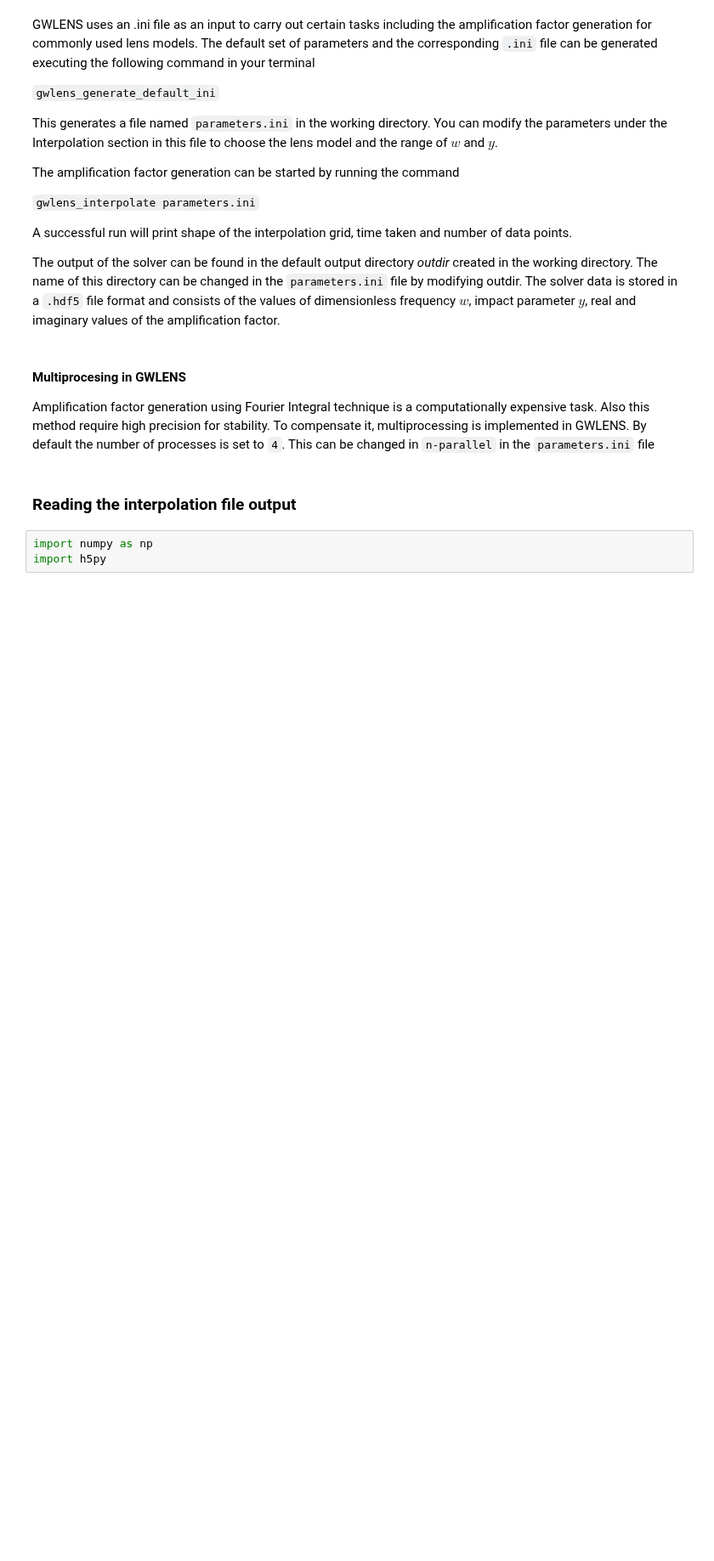
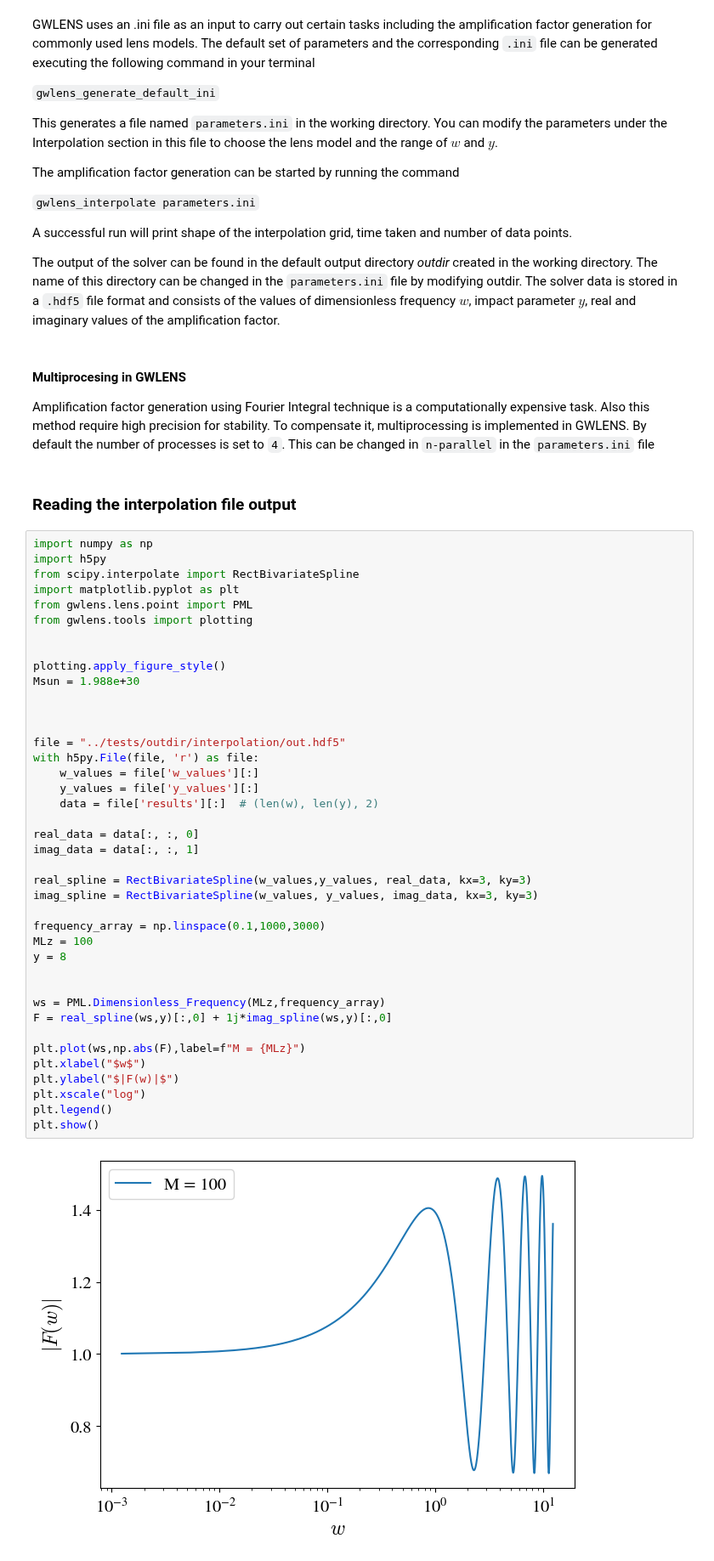
Before and after one commit to hsreekanth15/GWLENS, a Jupyter notebook: examples/getting_started.ipynb, the cells around one changed output. Shown at 85% size. Saved outputs shown, nothing was run; the diff lists cells and outputs as text; blank space fills up the shorter version.

```diff
--- a/examples/getting_started.ipynb
+++ b/examples/getting_started.ipynb
@@ -35,3 +35,42 @@ Amplification factor generation using Fourier Integral technique is a computatio
 # %%
 import numpy as np
 import h5py
+from scipy.interpolate import RectBivariateSpline
+import matplotlib.pyplot as plt
+from gwlens.lens.point import PML
+from gwlens.tools import plotting
+
+
+plotting.apply_figure_style()
+Msun = 1.988e+30
+
+
+
+file = "../tests/outdir/interpolation/out.hdf5"
+with h5py.File(file, 'r') as file:
+    w_values = file['w_values'][:]
+    y_values = file['y_values'][:]
+    data = file['results'][:]  # (len(w), len(y), 2)
+
+real_data = data[:, :, 0]
+imag_data = data[:, :, 1]
+
+real_spline = RectBivariateSpline(w_values,y_values, real_data, kx=3, ky=3)
+imag_spline = RectBivariateSpline(w_values, y_values, imag_data, kx=3, ky=3)
+
+frequency_array = np.linspace(0.1,1000,3000)
+MLz = 100
+y = 8
+
+
+ws = PML.Dimensionless_Frequency(MLz,frequency_array)
+F = real_spline(ws,y)[:,0] + 1j*imag_spline(ws,y)[:,0]
+
+plt.plot(ws,np.abs(F),label=f"M = {MLz}")
+plt.xlabel("$w$")
+plt.ylabel("$|F(w)|$")
+plt.xscale("log")
+plt.legend()
+plt.show()
+# %% [output]
+[figure, added]
```
Also changed, not shown: parts of 3 cells of this notebook, 1 other file.
